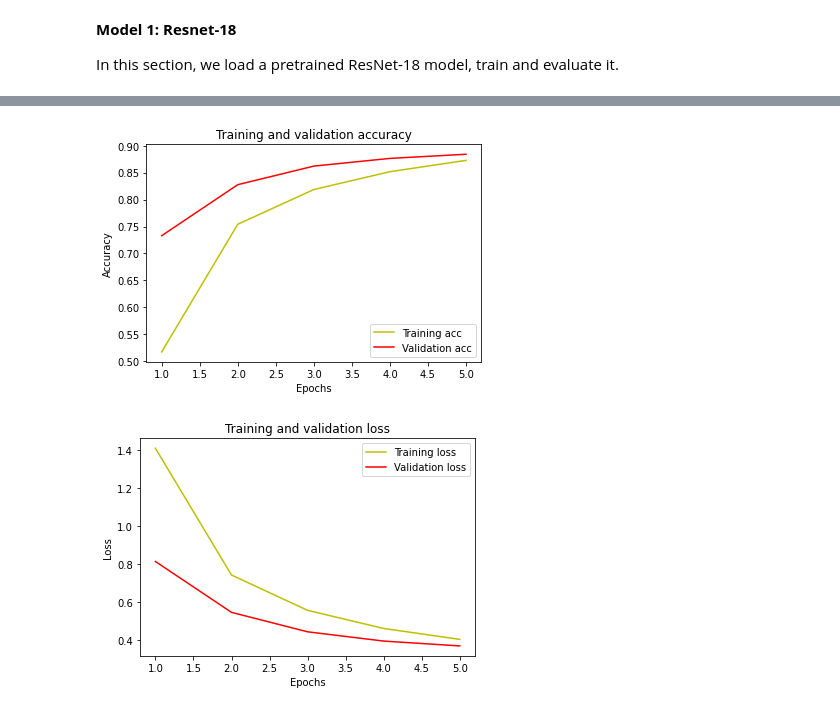
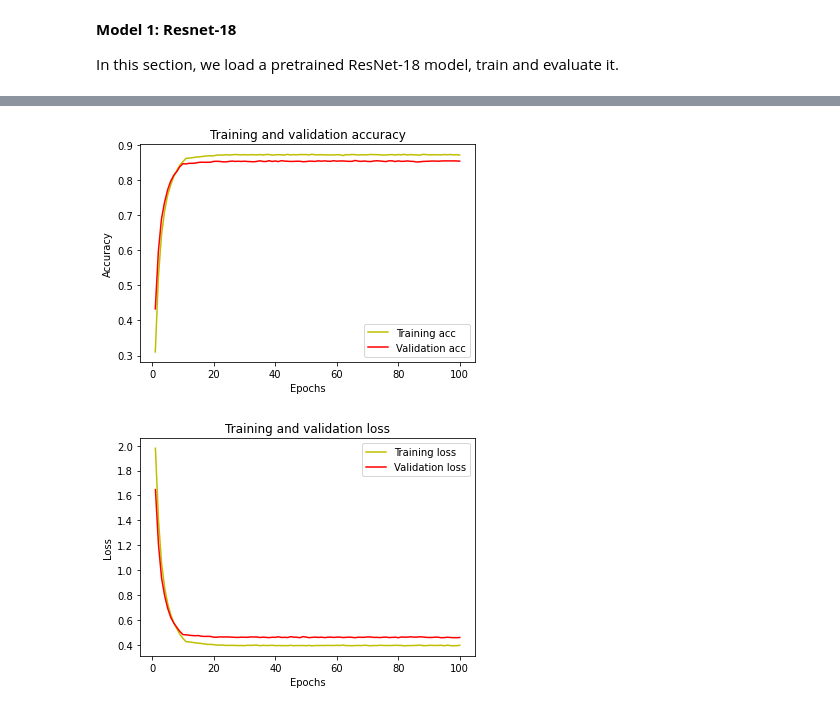
Before and after one commit to chrisian08/EE-298Z-Deep-Learning, a Jupyter notebook: EE298Z_Completion_Requirement.ipynb, the cells around one changed output, grey strips where cells are left out. Saved outputs shown, nothing was run; the diff lists cells and outputs as text; code cells hidden in the pictures.

```diff
--- a/EE298Z_Completion_Requirement.ipynb
+++ b/EE298Z_Completion_Requirement.ipynb
@@ -138,23 +146,24 @@ def train_model(model, criterion, optimizer, scheduler, num_epochs=25):
             epoch_loss = running_loss / dataset_sizes[phase]
             epoch_acc = running_corrects.double() / dataset_sizes[phase]
 
-            print('{} Loss: {:.4f} Acc: {:.4f}'.format(
-                phase.capitalize(), epoch_loss, epoch_acc), end = " | ")
-
             if phase == 'train':
                 scheduler.step()
                 train_hist.append([epoch_loss, epoch_acc])
-            # deep copy the model
+                print('{} Loss: {:.4f} Accuracy: {:.4f}'.format(
+                    'Train', epoch_loss, epoch_acc), end = " | ")
             else:
                 validation_hist.append([epoch_loss, epoch_acc])
+                print('{} Loss: {:.4f} Accuracy: {:.4f}'.format(
+                    'Valid', epoch_loss, epoch_acc), end = " | ")
                 if epoch_acc > best_acc:
+                  # deep copy the model
                   best_acc = epoch_acc
                   best_model_weights = copy.deepcopy(model.state_dict())
-        time_hist.append(time.time() - epoch_start_time)
-        print()
+        time_epoch = time.time() - epoch_start_time
+        print('{:.0f}m {:.0f}s'.format(time_epoch // 60, time_epoch % 60))
+        time_hist.append(time_epoch)
     time_elapsed = time.time() - since
-    print('Training complete in {:.0f}m {:.0f}s'.format(
-        time_elapsed // 60, time_elapsed % 60))
+    print('Training complete in {:.0f}m {:.0f}s'.format(time_elapsed // 60, time_elapsed % 60))
     print('Best Validation Accuracy: {:4f}'.format(best_acc))
 
     # load best model weights
@@ -168,7 +177,6 @@ In this section, we load a pretrained ResNet-18 model, train and evaluate it.
 # Load a pretrained model and reset final fully connected layer.
 model = timm.create_model('resnet18', pretrained = True)
 num_ftrs = model.fc.in_features
-print("Number of features: ", num_ftrs)
 
 # Here the size of each output sample is set to 10.
 num_output = 10
@@ -181,7 +189,7 @@ criterion = nn.CrossEntropyLoss()
 optimizer = optim.SGD(model.parameters(), lr = 0.001)
 step_lr_scheduler = lr_scheduler.StepLR(optimizer, step_size = 10, gamma = 0.1)
 
-epochs = 5
+epochs = 100
 model, train_hist, validation_hist, time_hist = train_model(model, criterion, optimizer, step_lr_scheduler, num_epochs = epochs)
 
 plt.plot(range(1, epochs + 1), np.array(train_hist)[:, 1], color = 'y', label = 'Training acc')
@@ -211,2 +228,2 @@ Best Validation Accuracy: 0.884181
-[figure, old version]
+[figure, new version]
-[figure, old version]
+[figure, new version]
```
Also changed, not shown: parts of 4 cells of this notebook.
